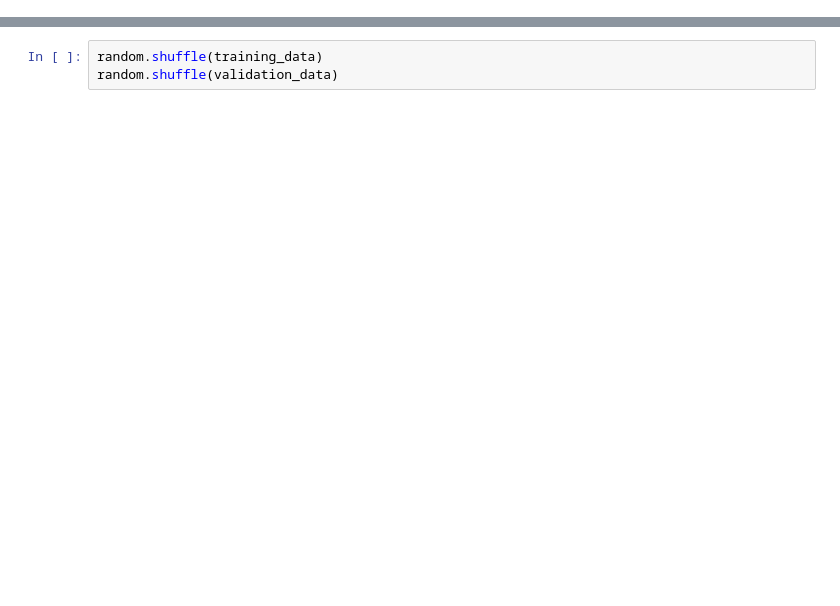
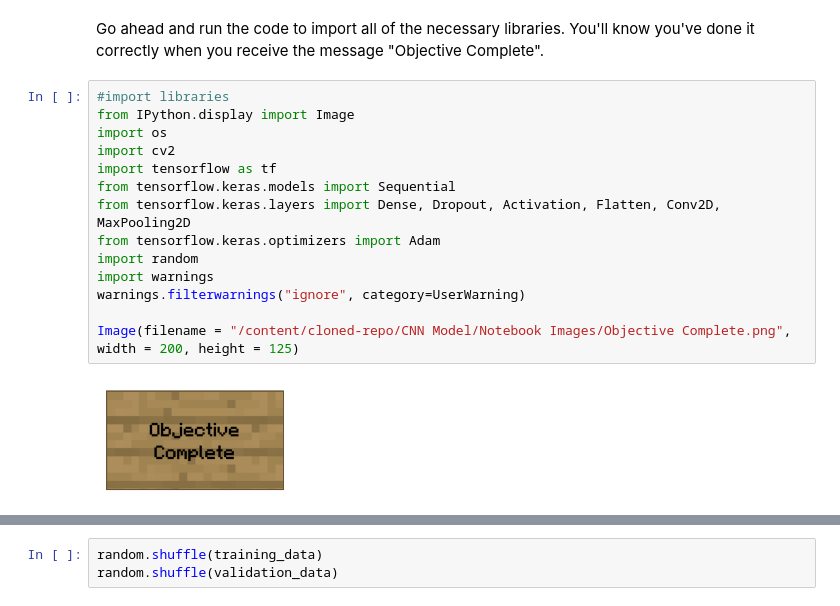
Before and after one commit to rmcgrory2000/ML4Kids, a Jupyter notebook: CNN Model/Minecraft CNN.ipynb, the cells around one changed output, grey strips where cells are left out. Saved outputs shown, nothing was run; the diff lists cells and outputs as text; blank space fills up the shorter version.

```diff
--- a/CNN Model/Minecraft CNN.ipynb
+++ b/CNN Model/Minecraft CNN.ipynb
@@ -109,0 +81,18 @@ Think back to the start of this notebook when we talked about libraries. Do you
+# %% [markdown]
+Go ahead and run the code to import all of the necessary libraries. You'll know you've done it correctly when you receive the message "Objective Complete".
+# %%
+#import libraries
+from IPython.display import Image
+import os
+import cv2
+import tensorflow as tf
+from tensorflow.keras.models import Sequential
+from tensorflow.keras.layers import Dense, Dropout, Activation, Flatten, Conv2D, MaxPooling2D
+from tensorflow.keras.optimizers import Adam
+import random
+import warnings
+warnings.filterwarnings("ignore", category=UserWarning)
+
+Image(filename = "/content/cloned-repo/CNN Model/Notebook Images/Objective Complete.png", width = 200, height = 125)
+# %% [output]
+[figure, added]
```
Also changed, not shown: parts of 82 cells of this notebook.
